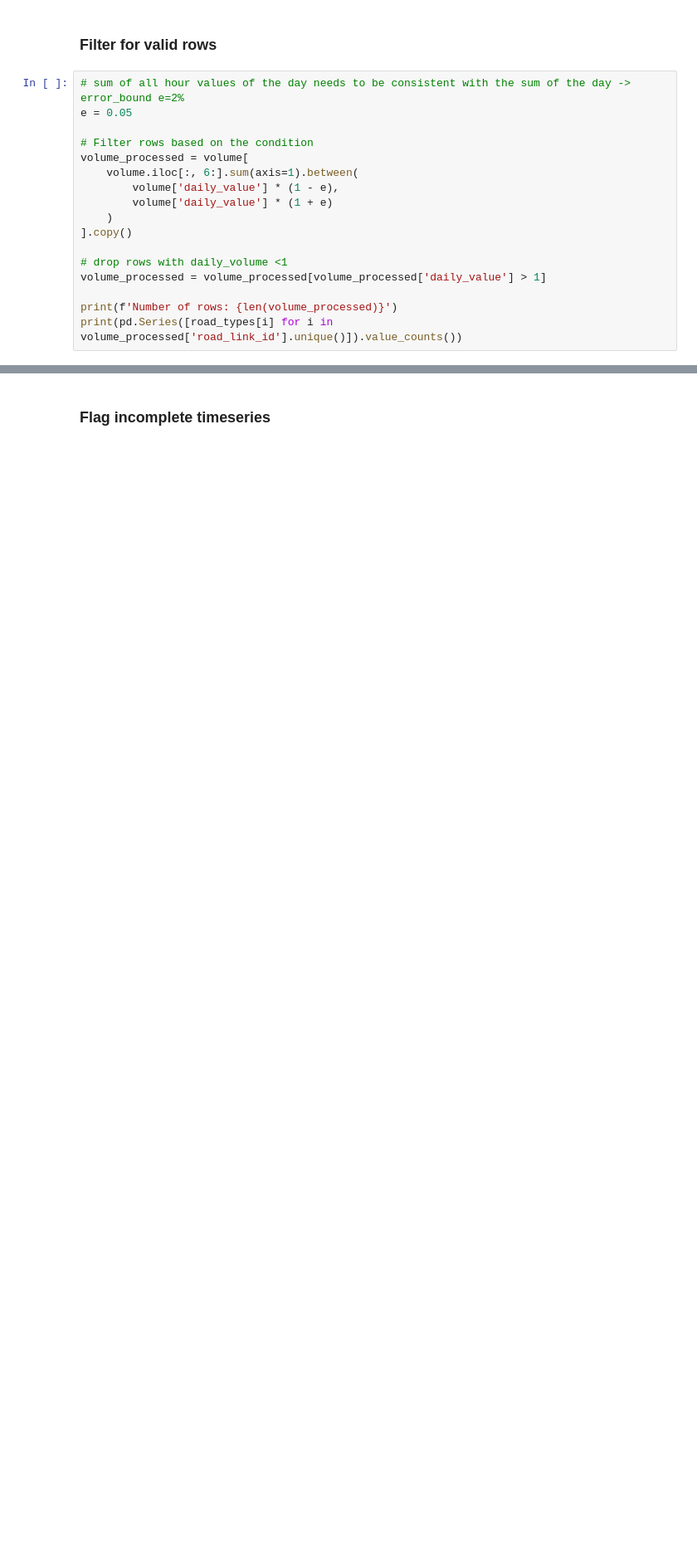
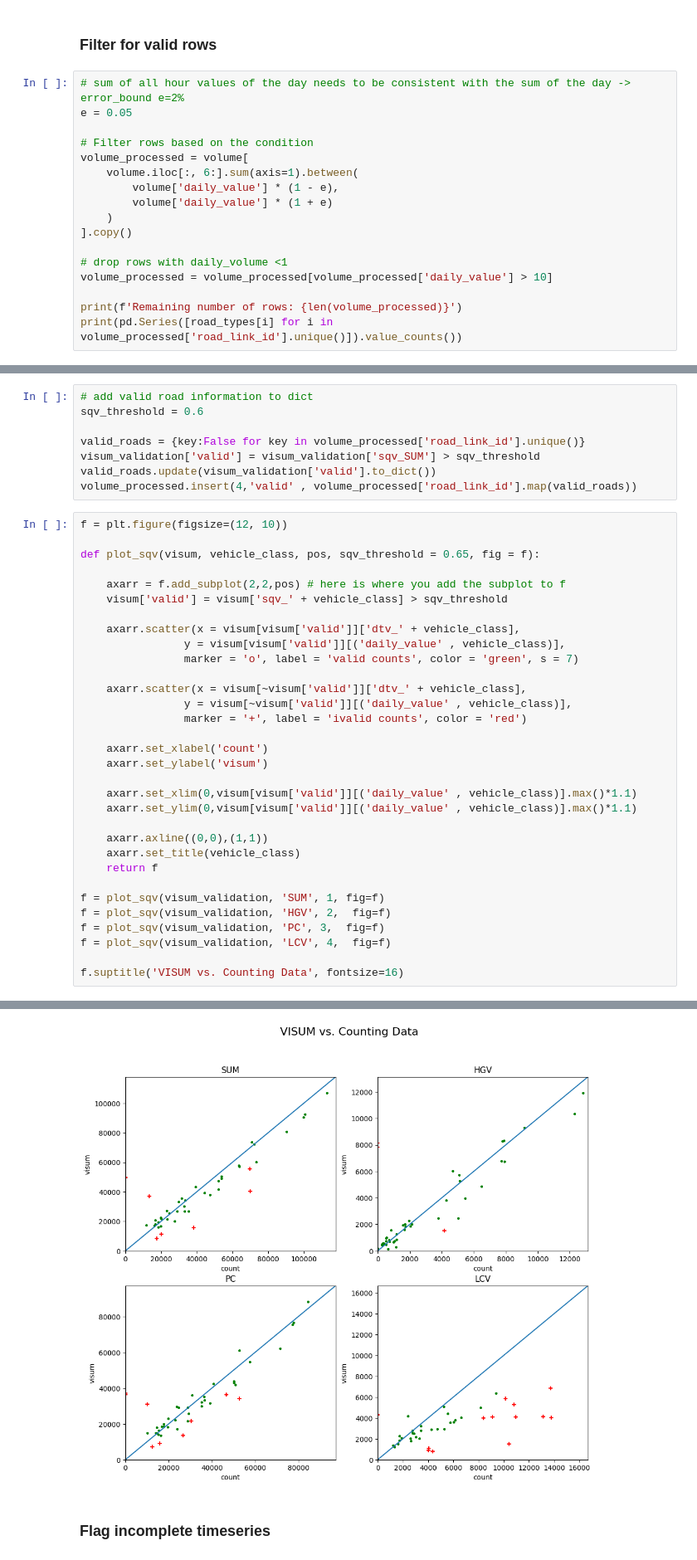
Before and after one commit to tum-esm/drive-inventory, a Jupyter notebook: notebooks/data_preprocessing/combine_preprocessed_files.ipynb, the cells around one changed output, grey strips where cells are left out. Shown at 83% size. Cells and saved outputs as stored; diff of their text form; blank space fills up the shorter version.

Commit message:
updated vehicle classes and data filtering

```diff
--- a/notebooks/data_preprocessing/combine_preprocessed_files.ipynb
+++ b/notebooks/data_preprocessing/combine_preprocessed_files.ipynb
@@ -101,8 +125,8 @@ volume_processed = volume[
 ].copy()
 
 # drop rows with daily_volume <1
-volume_processed = volume_processed[volume_processed['daily_value'] > 1]
+volume_processed = volume_processed[volume_processed['daily_value'] > 10]
 
-print(f'Number of rows: {len(volume_processed)}')
+print(f'Remaining number of rows: {len(volume_processed)}')
 print(pd.Series([road_types[i] for i in volume_processed['road_link_id'].unique()]).value_counts())
 # %% [output]
@@ -171,0 +169,41 @@ Name: count, dtype: int64
+# %%
+# add valid road information to dict
+sqv_threshold = 0.6
+
+valid_roads = {key:False for key in volume_processed['road_link_id'].unique()}
+visum_validation['valid'] = visum_validation['sqv_SUM'] > sqv_threshold
+valid_roads.update(visum_validation['valid'].to_dict())
+volume_processed.insert(4,'valid' , volume_processed['road_link_id'].map(valid_roads))
+# %%
+f = plt.figure(figsize=(12, 10))
+
+def plot_sqv(visum, vehicle_class, pos, sqv_threshold = 0.65, fig = f):
+
+    axarr = f.add_subplot(2,2,pos) # here is where you add the subplot to f
+    visum['valid'] = visum['sqv_' + vehicle_class] > sqv_threshold
+
+    axarr.scatter(x = visum[visum['valid']]['dtv_' + vehicle_class],
+                y = visum[visum['valid']][('daily_value' , vehicle_class)],
+                marker = 'o', label = 'valid counts', color = 'green', s = 7)
+
+    axarr.scatter(x = visum[~visum['valid']]['dtv_' + vehicle_class],
+                y = visum[~visum['valid']][('daily_value' , vehicle_class)],
+                marker = '+', label = 'ivalid counts', color = 'red')
+
+    axarr.set_xlabel('count')
+    axarr.set_ylabel('visum')
+
+    axarr.set_xlim(0,visum[visum['valid']][('daily_value' , vehicle_class)].max()*1.1)
+    axarr.set_ylim(0,visum[visum['valid']][('daily_value' , vehicle_class)].max()*1.1)
+
+    axarr.axline((0,0),(1,1))
+    axarr.set_title(vehicle_class)
+    return f
+
+f = plot_sqv(visum_validation, 'SUM', 1, fig=f)
+f = plot_sqv(visum_validation, 'HGV', 2,  fig=f)
+f = plot_sqv(visum_validation, 'PC', 3,  fig=f)
+f = plot_sqv(visum_validation, 'LCV', 4,  fig=f)
+
+f.suptitle('VISUM vs. Counting Data', fontsize=16)
+# %% [output]
@@ -172,3 +211,4 @@ Name: count, dtype: int64
+[figure, added]
 # %% [markdown]
 ### Flag incomplete timeseries
 # %%
```
Also changed, not shown: parts of 18 cells of this notebook, 2 other files.
